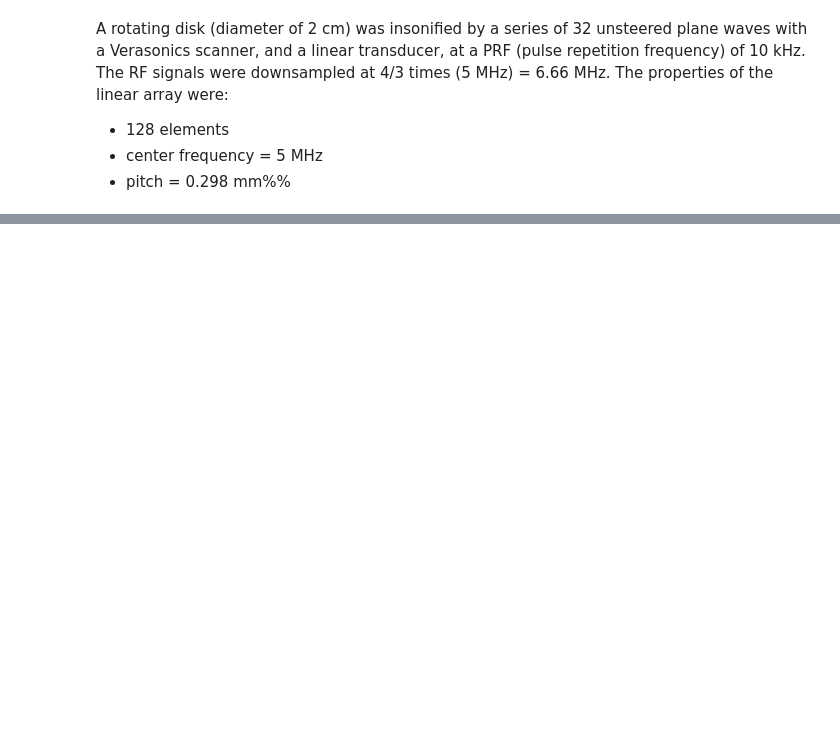
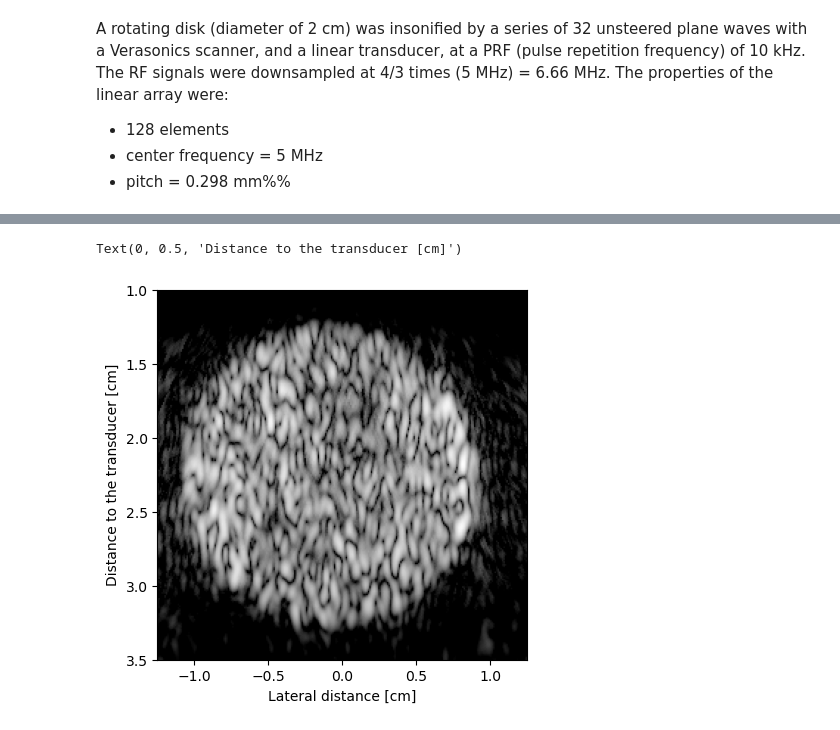
Before and after one commit to creatis-ULTIM/PyMUST, a Jupyter notebook: examples/rotatingDisk_real.ipynb, the cells around one changed output, grey strips where cells are left out. Saved outputs shown, nothing was run; the diff lists cells and outputs as text; code cells hidden in the pictures; blank space fills up the shorter version.

```diff
--- a/examples/rotatingDisk_real.ipynb
+++ b/examples/rotatingDisk_real.ipynb
@@ -36,4 +41,17 @@ x,z = np.meshgrid(np.arange(-1.25e-2, 1.25e-2 +dx,dx), np.arange(1e-2, 3.5e-2+dz
 # %%
+%%timeit
+
+# Demodulate the RF signals with RF2IQ.
+IQ =pymust.rf2iq(RF,param);
+
 # Create a Delay-And-Sum DAS matrix with DASMTX.
 param.fnumber = None; # an f-number will be determined by DASMTX
 M = pymust.dasmtx(1j*np.array(IQ.shape[:2]),x,z,param, 'nearest') #nearest does not work
+
+# Beamform
+IQb = M @ IQ.reshape(-1, RF.shape[2])
+IQb = IQb.reshape(x.shape[0], x.shape[1], RF.shape[2])
+
+I = pymust.bmode(IQb,30);
+doppler, doppler_var = pymust.iq2doppler(IQb, param)
+VN = pymust.getNyquistVelocity(param)
@@ -48,0 +80,7 @@ plt.imshow(I[:,:, 0], cmap ='gray')
+# %%
+plt.imshow(I[:,:, 0], cmap ='gray', extent = [-1.25, 1.25, 3.5, 1])
+plt.xlabel('Lateral distance [cm]')
+plt.ylabel('Distance to the transducer [cm]')
+# %% [output]
+Text(0, 0.5, 'Distance to the transducer [cm]')
+[figure, added]
```
Also changed, not shown: parts of 11 cells of this notebook, 30 other files.
